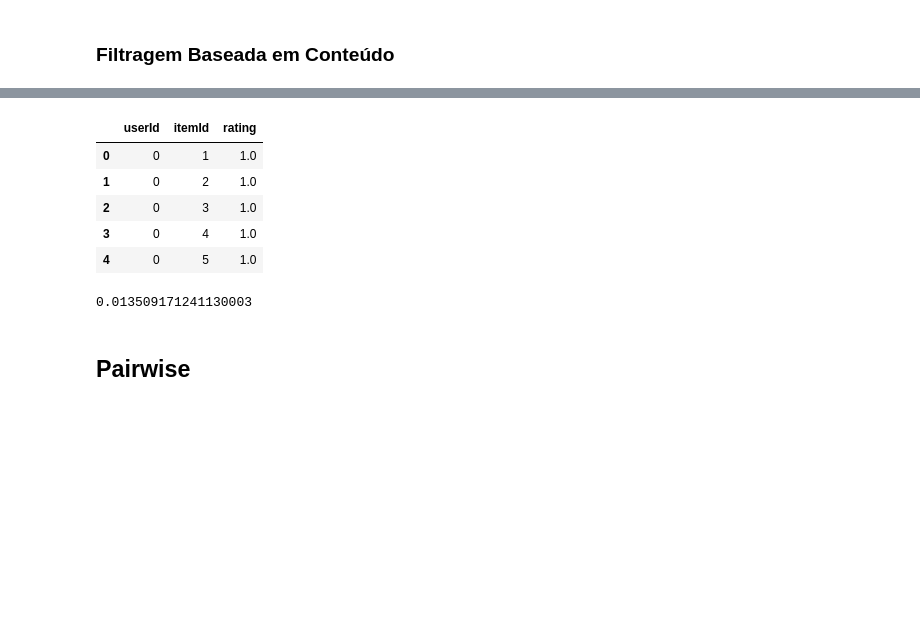
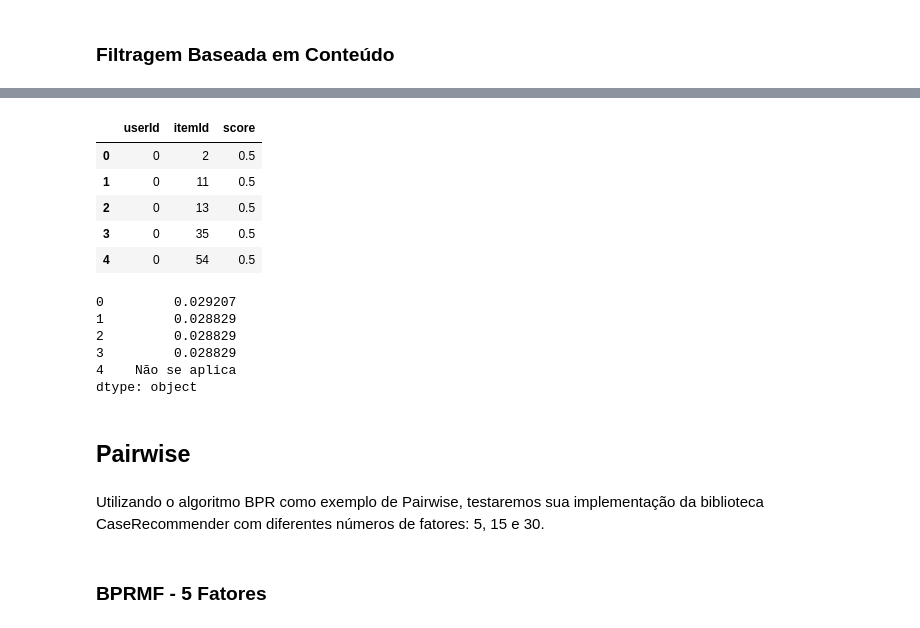
Before and after one commit to ciziks/recommender-steam-catalogue, a Jupyter notebook: Recomendadores/Sistema.ipynb, the cells around one changed output, grey strips where cells are left out. Cells and saved outputs as stored; diff of their text form; code cells hidden in the pictures; blank space fills up the shorter version.

```diff
--- a/Recomendadores/Sistema.ipynb
+++ b/Recomendadores/Sistema.ipynb
@@ -284,17 +411,34 @@ Eval:: PREC@1: 0.003524 PREC@3: 0.002496 PREC@5: 0.001674 PREC@10: 0.001586 RECA
 # %%
-result_IAKNN_Sim = pd.read_csv('recs_iaknn_cos.dat', sep='\t', names=['userId', 'itemId', 'rating'])
-result_IAKNN_Sim .head()
+# Lendo arquivo de similaridade
+result_IAKNN_sim = pd.read_csv('recs_iaknn_cos.dat', sep='\t', names=['userId', 'itemId', 'score'])
+result_IAKNN_sim.head()
 # %% [output]
-|  | userId | itemId | rating |
-| 0 | 0 | 1 | 1.0 |
-| 1 | 0 | 2 | 1.0 |
-| 2 | 0 | 3 | 1.0 |
-| 3 | 0 | 4 | 1.0 |
-| 4 | 0 | 5 | 1.0 |
+|  | userId | itemId | score |
+| 0 | 0 | 2 | 0.5 |
+| 1 | 0 | 11 | 0.5 |
+| 2 | 0 | 13 | 0.5 |
+| 3 | 0 | 35 | 0.5 |
+| 4 | 0 | 54 | 0.5 |
-# %%
-# Calculando MAP
-MAP(result_IAKNN_Sim, test, 100)
-# %% [output]
-0.013509171241130003
+# %%
+# Calculando MAP
+map_IAKNN_sim = pd.Series([
+    MAP(result_IAKNN_sim, test, 1),
+    MAP(result_IAKNN_sim, test, 3),
+    MAP(result_IAKNN_sim, test, 5),
+    MAP(result_IAKNN_sim, test, 10),
+    "Não se aplica"
+    ])
+map_IAKNN_sim
+# %% [output]
+0         0.029207
+1         0.028829
+2         0.028829
+3         0.028829
+4    Não se aplica
+dtype: object
 # %% [markdown]
 ## Pairwise
+# %% [markdown]
+Utilizando o algoritmo BPR como exemplo de Pairwise, testaremos sua implementação da biblioteca CaseRecommender com diferentes números de fatores: 5, 15 e 30.
+# %% [markdown]
+### BPRMF - 5 Fatores
```
Also changed, not shown: parts of 58 cells of this notebook, 15 other files.
